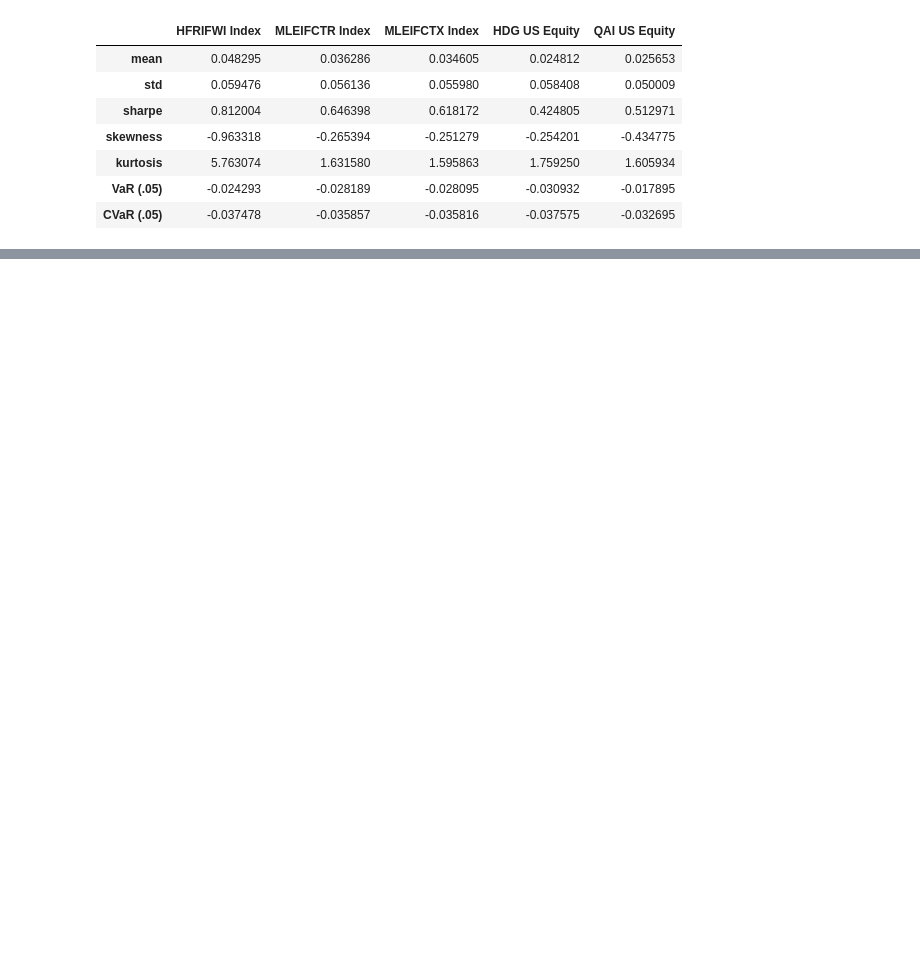
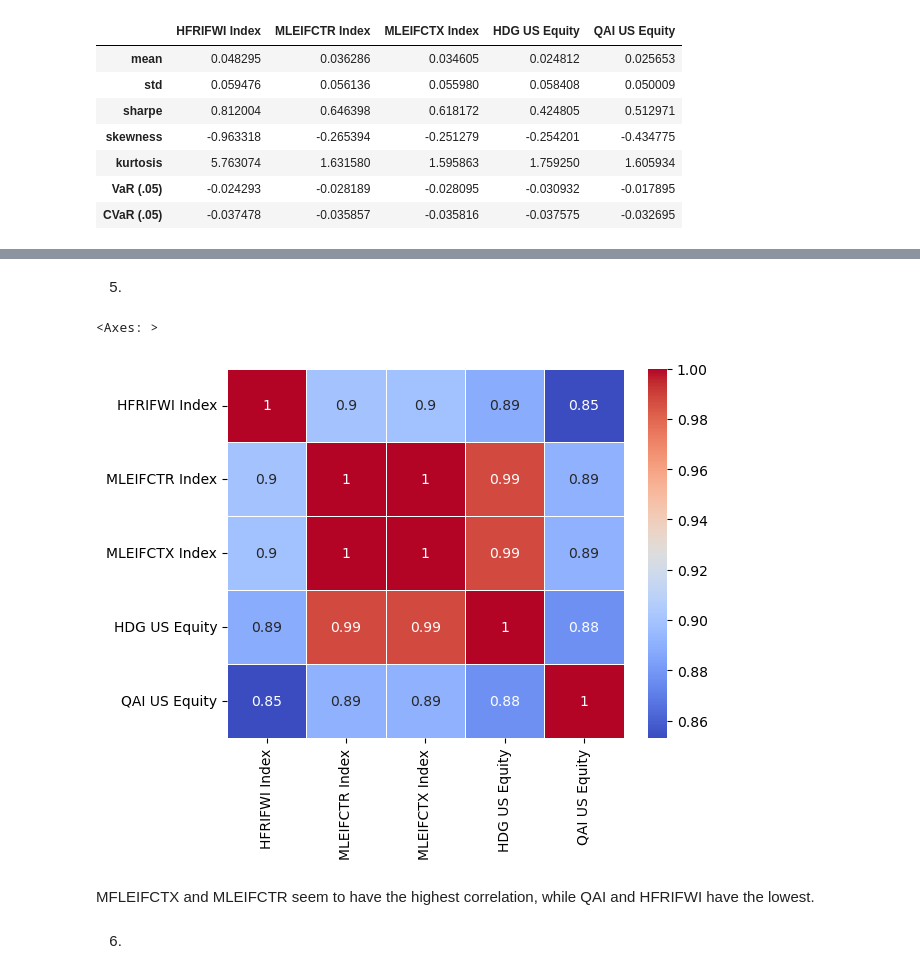
Before and after one commit to ekopen/finm-portfolio-2024, a Jupyter notebook: homework/Eric Kopen HW2.ipynb, the cells around one changed output, grey strips where cells are left out. Cells and saved outputs as stored; diff of their text form; code cells hidden in the pictures; blank space fills up the shorter version.

```diff
--- a/homework/Eric Kopen HW2.ipynb
+++ b/homework/Eric Kopen HW2.ipynb
@@ -70,0 +140,15 @@ max_drawdown_stats
+# %% [markdown]
+5)
+# %%
+#getting correlation data
+
+import seaborn as sns
+corrmatrix = df.corr()
+sns.heatmap(corrmatrix, annot=True, cmap='coolwarm', linewidths=0.5)
+# %% [output]
+<Axes: >
+[figure, added]
+# %% [markdown]
+MFLEIFCTX and MLEIFCTR seem to have the highest correlation, while QAI and HFRIFWI have the lowest.
+# %% [markdown]
+6)
```
Also changed, not shown: parts of 21 cells of this notebook.
